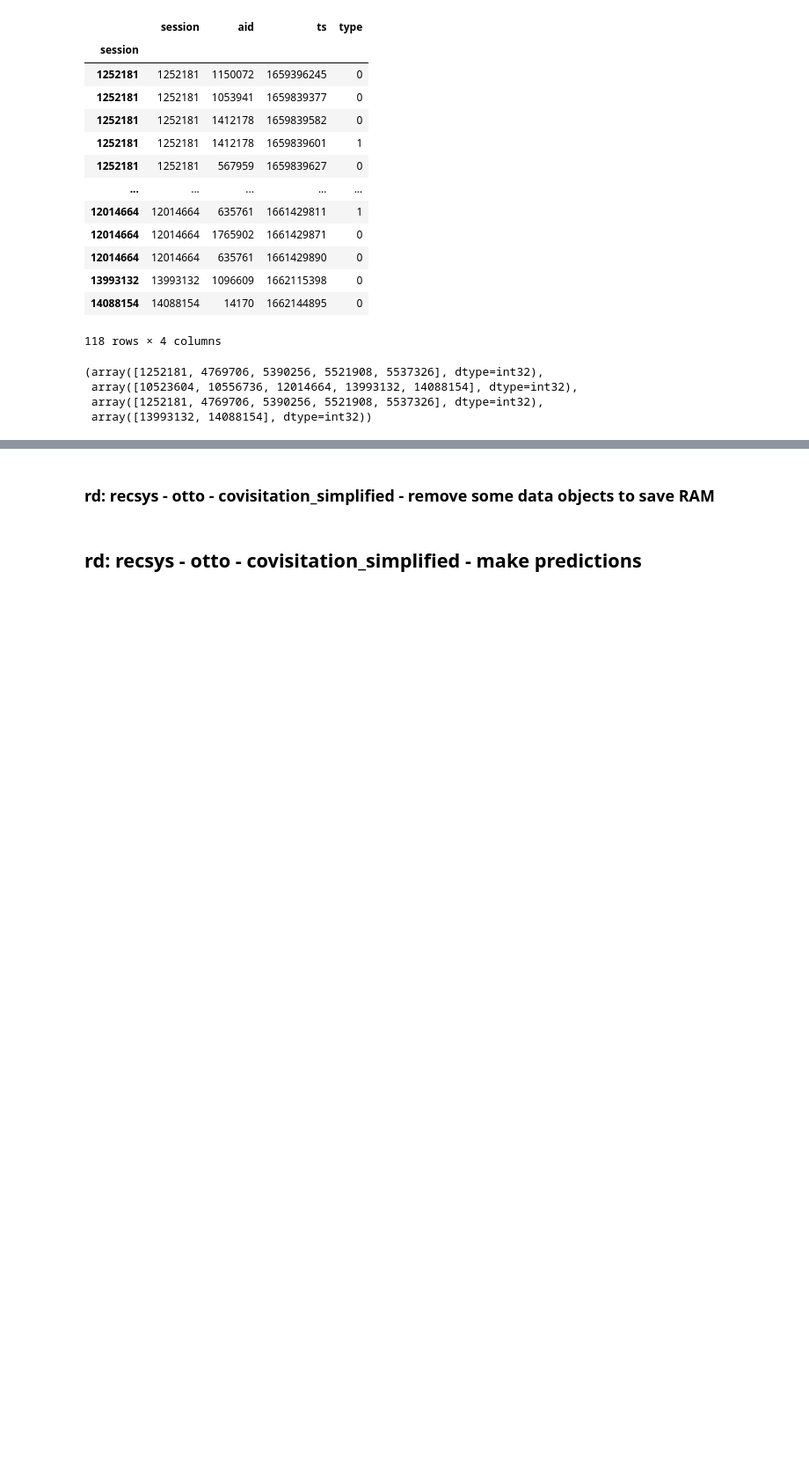
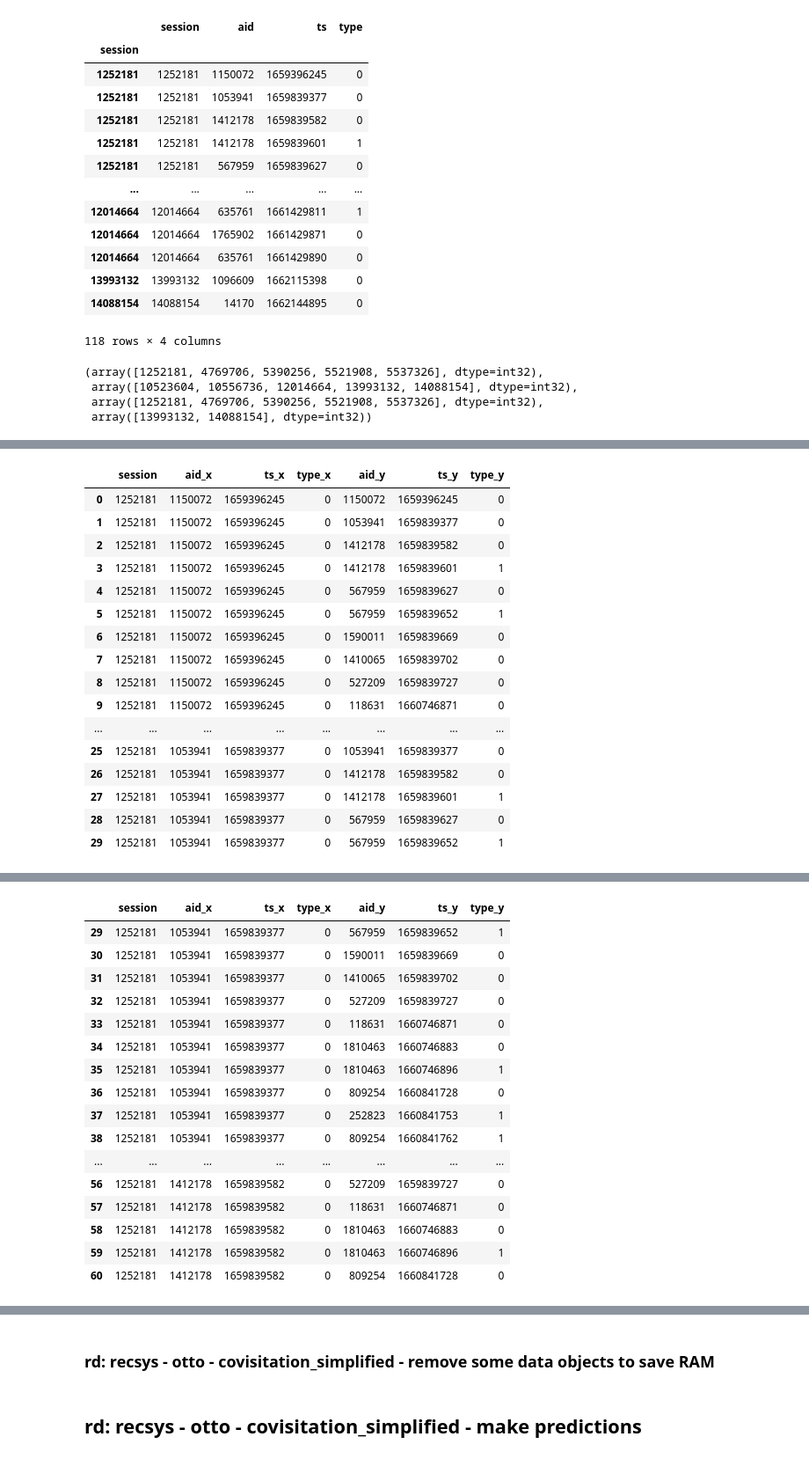
Before and after one commit to EmbraceLife/fastdebug, a Jupyter notebook: nbs/fastai_notebooks/fastai_kaggle_radek_covisitation_matrix_simplifed.ipynb, the cells around one changed output, grey strips where cells are left out. Shown at 88% size. Cells and saved outputs as stored; diff of their text form; code cells hidden in the pictures; blank space fills up the shorter version.

```diff
--- a/nbs/fastai_notebooks/fastai_kaggle_radek_covisitation_matrix_simplifed.ipynb
+++ b/nbs/fastai_notebooks/fastai_kaggle_radek_covisitation_matrix_simplifed.ipynb
@@ -267,0 +531,40 @@ sessions[:5], sessions[-5:], sessions_train[:5], sessions_test[-5:]
+# %%
+chunk_size = 30_000
+
+for i in range(0, sessions.shape[0], chunk_size): # loop every 30_000 unique sessions
+
+    #### take a chunk_size number of sessions (each session in its entirety, ie., many rows) from subsets as current_chunk
+
+#     pp(i, sessions[i], sessions.shape[0]-1, i+chunk_size-1, min(sessions.shape[0]-1, i+chunk_size-1))
+    current_chunk = subsets.loc[sessions[i]:sessions[min(sessions.shape[0]-1, i+chunk_size-1)]].reset_index(drop=True) # to remove index column
+#     pp(current_chunk.head(), current_chunk.tail())
+#     break
+
+    #### In current_chunk, from each session (in its entirety) only takes the last/latest 30 events and combine them to update current_chunk
+#     pp(range(-30,0), list(range(-30,0)))
+    current_chunk = current_chunk.groupby('session', as_index=False).nth(list(range(-30,0))).reset_index(drop=True)
+#     pp(current_chunk[:31], current_chunk[29:61])
+#     pp(doc_sig(pd.DataFrame.reset_index))
+#     pp(doc_sig(current_chunk.groupby('session', as_index=False).nth))
+#     break
+
+    #### merge an session of its entirety onto itself (help to see the relation between one aid and every other aid within each session)
+    consecutive_AIDs = current_chunk.merge(current_chunk, on='session')
+    pp(consecutive_AIDs[:30])
+    pp(consecutive_AIDs[29:61])
+    break
+
+    #### remove all the rows which aid_x == aid_y (remove the row when the two articles are the same)
+    consecutive_AIDs = consecutive_AIDs[consecutive_AIDs.aid_x != consecutive_AIDs.aid_y]
+
+    #### add a column named 'days_elapsed' which shows how many days passed between the two aids in a session
+    consecutive_AIDs['days_elapsed'] = (consecutive_AIDs.ts_y - consecutive_AIDs.ts_x) / (24 * 60 * 60)
+#     pp(consecutive_AIDs[:61])
+
+    #### keep the rows if the two aids of a session are occurred within the same day on the right order
+    consecutive_AIDs = consecutive_AIDs[(consecutive_AIDs.days_elapsed >= 0) & (consecutive_AIDs.days_elapsed <= 1)]
+
+    #### among all sessions or all users, for each article occurred, count how often the other articles are occurred
+    for aid_x, aid_y in zip(consecutive_AIDs['aid_x'], consecutive_AIDs['aid_y']):
+        next_AIDs[aid_x][aid_y] += 1
+# %% [output]
@@ -267,0 +588,17 @@ sessions[:5], sessions[-5:], sessions_train[:5], sessions_test[-5:]
+|  | session | aid_x | ts_x | type_x | aid_y | ts_y | type_y |
+| 0 | 1252181 | 1150072 | 1659396245 | 0 | 1150072 | 1659396245 | 0 |
+| 1 | 1252181 | 1150072 | 1659396245 | 0 | 1053941 | 1659839377 | 0 |
+| 2 | 1252181 | 1150072 | 1659396245 | 0 | 1412178 | 1659839582 | 0 |
+| 3 | 1252181 | 1150072 | 1659396245 | 0 | 1412178 | 1659839601 | 1 |
+| 4 | 1252181 | 1150072 | 1659396245 | 0 | 567959 | 1659839627 | 0 |
+| 5 | 1252181 | 1150072 | 1659396245 | 0 | 567959 | 1659839652 | 1 |
+| 6 | 1252181 | 1150072 | 1659396245 | 0 | 1590011 | 1659839669 | 0 |
+| 7 | 1252181 | 1150072 | 1659396245 | 0 | 1410065 | 1659839702 | 0 |
+| 8 | 1252181 | 1150072 | 1659396245 | 0 | 527209 | 1659839727 | 0 |
+| 9 | 1252181 | 1150072 | 1659396245 | 0 | 118631 | 1660746871 | 0 |
+| ... | ... | ... | ... | ... | ... | ... | ... |
+| 25 | 1252181 | 1053941 | 1659839377 | 0 | 1053941 | 1659839377 | 0 |
+| 26 | 1252181 | 1053941 | 1659839377 | 0 | 1412178 | 1659839582 | 0 |
+| 27 | 1252181 | 1053941 | 1659839377 | 0 | 1412178 | 1659839601 | 1 |
+| 28 | 1252181 | 1053941 | 1659839377 | 0 | 567959 | 1659839627 | 0 |
+| 29 | 1252181 | 1053941 | 1659839377 | 0 | 567959 | 1659839652 | 1 |
@@ -268 +622,18 @@ sessions[:5], sessions[-5:], sessions_train[:5], sessions_test[-5:]
+|  | session | aid_x | ts_x | type_x | aid_y | ts_y | type_y |
+| 29 | 1252181 | 1053941 | 1659839377 | 0 | 567959 | 1659839652 | 1 |
+| 30 | 1252181 | 1053941 | 1659839377 | 0 | 1590011 | 1659839669 | 0 |
+| 31 | 1252181 | 1053941 | 1659839377 | 0 | 1410065 | 1659839702 | 0 |
+| 32 | 1252181 | 1053941 | 1659839377 | 0 | 527209 | 1659839727 | 0 |
+| 33 | 1252181 | 1053941 | 1659839377 | 0 | 118631 | 1660746871 | 0 |
+| 34 | 1252181 | 1053941 | 1659839377 | 0 | 1810463 | 1660746883 | 0 |
+| 35 | 1252181 | 1053941 | 1659839377 | 0 | 1810463 | 1660746896 | 1 |
+| 36 | 1252181 | 1053941 | 1659839377 | 0 | 809254 | 1660841728 | 0 |
+| 37 | 1252181 | 1053941 | 1659839377 | 0 | 252823 | 1660841753 | 1 |
+| 38 | 1252181 | 1053941 | 1659839377 | 0 | 809254 | 1660841762 | 1 |
+| ... | ... | ... | ... | ... | ... | ... | ... |
+| 56 | 1252181 | 1412178 | 1659839582 | 0 | 527209 | 1659839727 | 0 |
+| 57 | 1252181 | 1412178 | 1659839582 | 0 | 118631 | 1660746871 | 0 |
+| 58 | 1252181 | 1412178 | 1659839582 | 0 | 1810463 | 1660746883 | 0 |
+| 59 | 1252181 | 1412178 | 1659839582 | 0 | 1810463 | 1660746896 | 1 |
+| 60 | 1252181 | 1412178 | 1659839582 | 0 | 809254 | 1660841728 | 0 |
 # %% [markdown]
```
Also changed, not shown: parts of 59 cells of this notebook, 56 other files.
